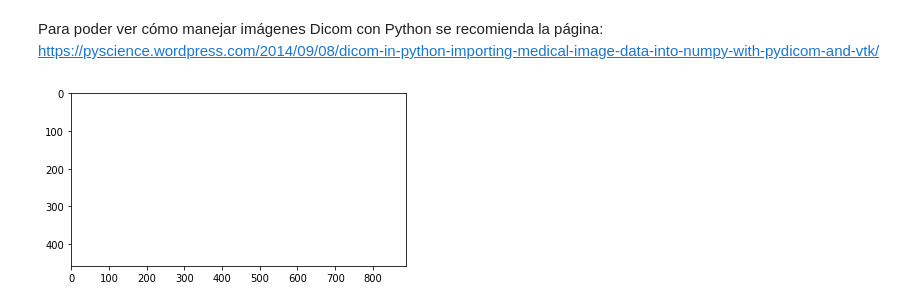
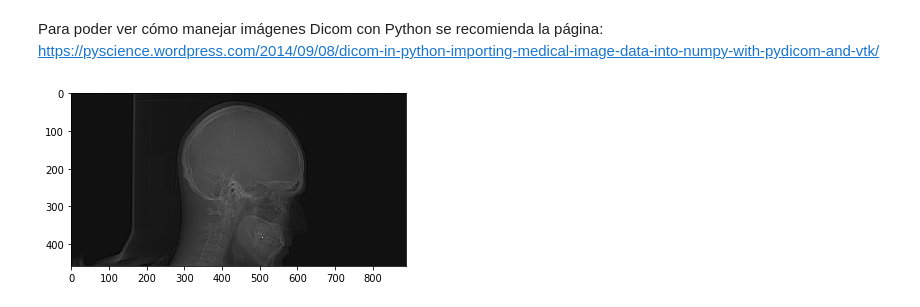
Before and after one commit to pap84/cim-practicos, a Jupyter notebook: Trabajo Practico 2.ipynb, the cells around one changed output. Drawn from its saved outputs; the diff is of its cells as text; code cells hidden in the pictures.

```diff
--- a/Trabajo Practico 2.ipynb
+++ b/Trabajo Practico 2.ipynb
@@ -33,7 +33,7 @@ from matplotlib import pyplot, cm
 # %%
 from pydicom.data import get_testdata_files
 ds = pdc.dcmread(dicom)
-plt.imshow(ds.pixel_array, cmap=cm.gray, vmin=0, vmax=255)
+plt.imshow(ds.pixel_array, cmap=cm.gray)
 plt.show()
 # %% [output]
-[figure, old version]
+[figure, new version]
```
Also changed, not shown: 2 other files.
